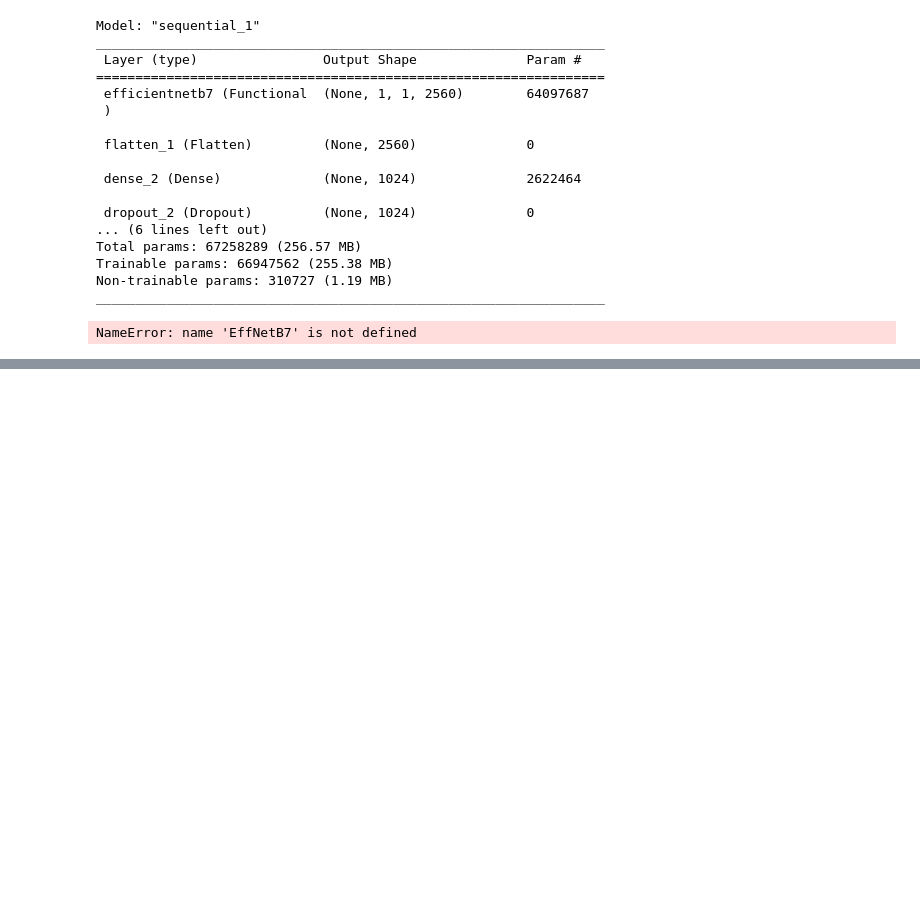
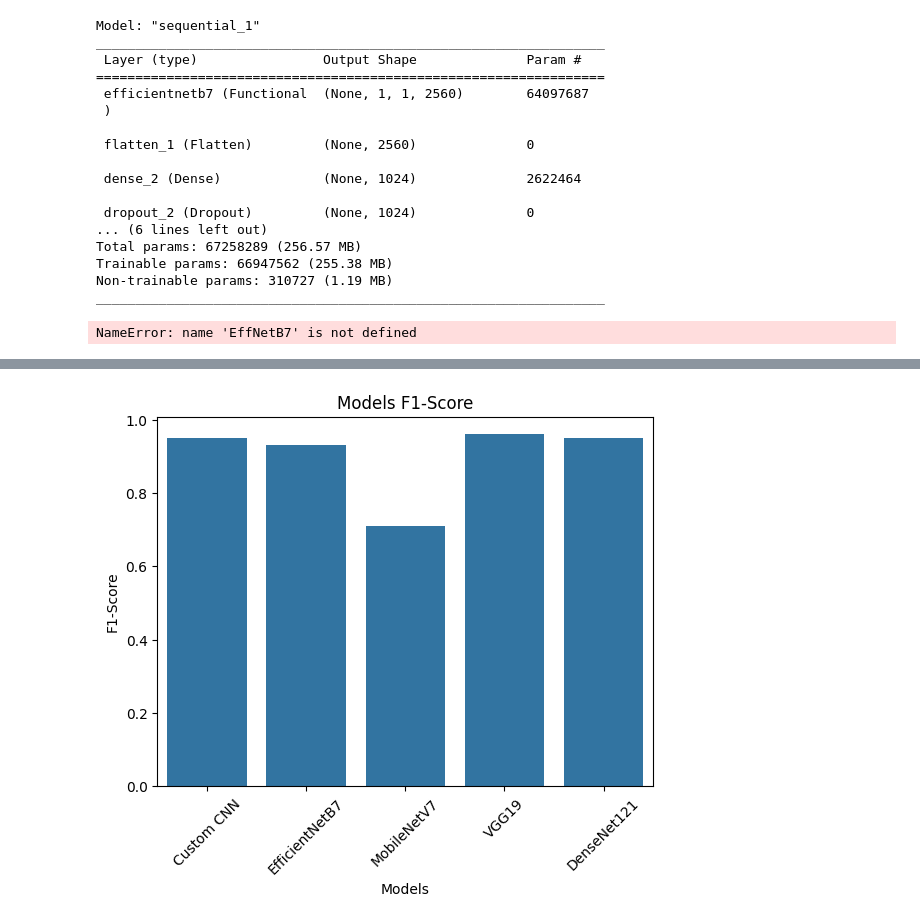
Before and after one commit to Aliya032/OCR, a Jupyter notebook: OCR.ipynb, the cells around one changed output, grey strips where cells are left out. Cells and saved outputs as stored; diff of their text form; code cells hidden in the pictures; blank space fills up the shorter version.

```diff
--- a/OCR.ipynb
+++ b/OCR.ipynb
@@ -498,0 +650,8 @@ print(classification_report(y_test, pred))
+# %%
+sns.barplot(data=results, x=results.index, y='F1-Score')
+plt.xticks(rotation=45)
+plt.xlabel('Models')
+plt.title("Models F1-Score")
+plt.show()
+# %% [output]
+[figure, added]
```
Also changed, not shown: parts of 46 cells of this notebook.
